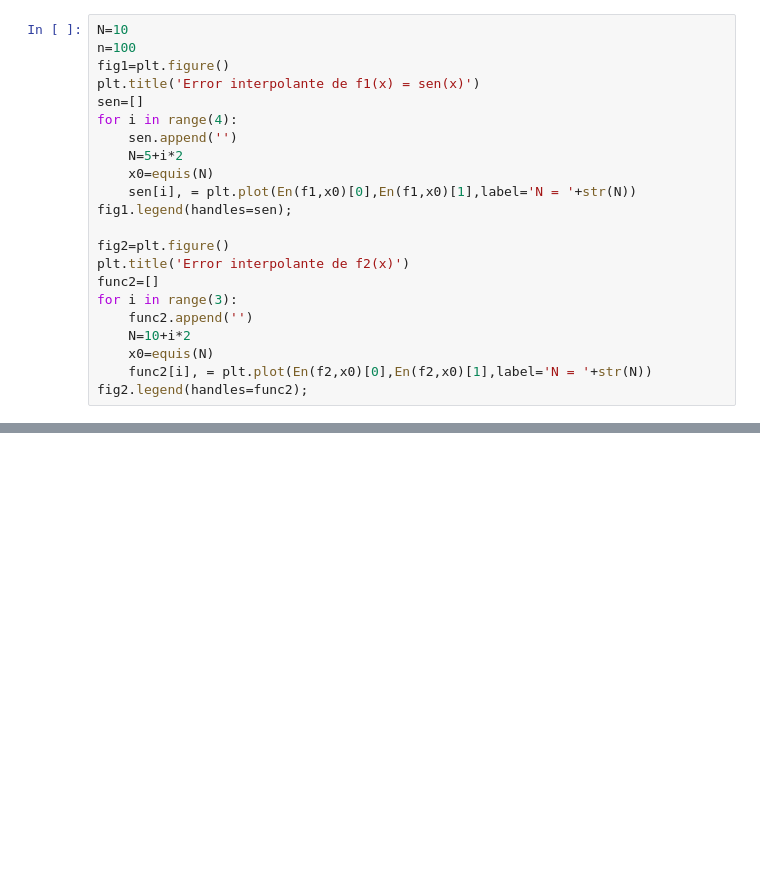
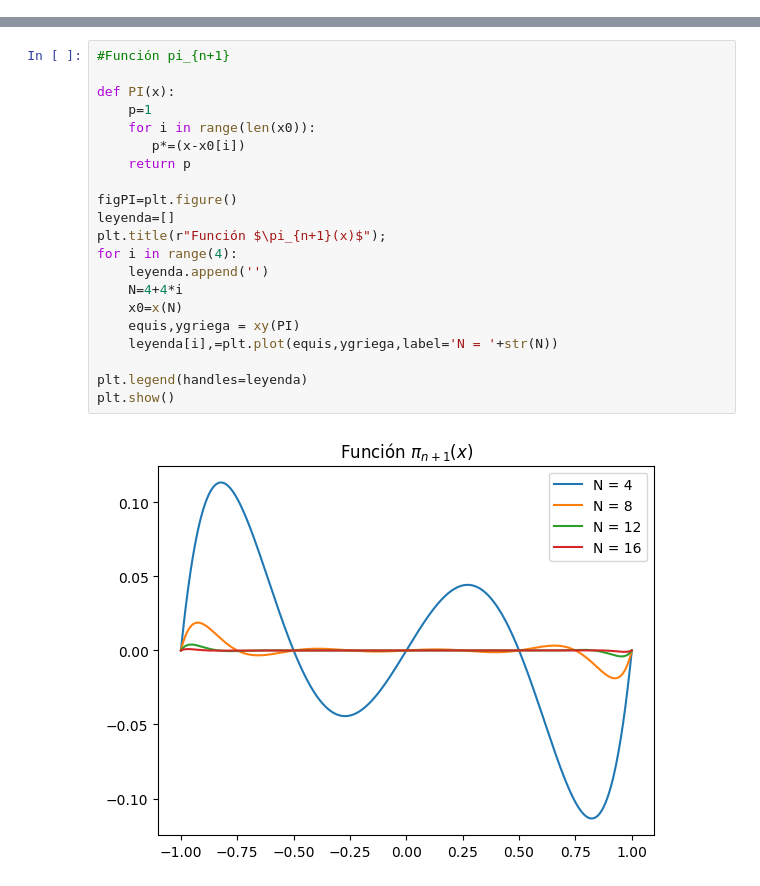
Before and after one commit to RistoRisoto/Calculo-Numerico, a Jupyter notebook: Hito1.ipynb, the cells around one changed output, grey strips where cells are left out. Saved outputs shown, nothing was run; the diff lists cells and outputs as text; blank space fills up the shorter version.

```diff
--- a/Hito1.ipynb
+++ b/Hito1.ipynb
@@ -99,22 +0,0 @@ plt.title('N = '+str(N));
-# %%
-N=10
-n=100
-fig1=plt.figure()
-plt.title('Error interpolante de f1(x) = sen(x)')
-sen=[]
-for i in range(4):
-    sen.append('')
-    N=5+i*2
-    x0=equis(N)
-    sen[i], = plt.plot(En(f1,x0)[0],En(f1,x0)[1],label='N = '+str(N))
-fig1.legend(handles=sen);
-
-fig2=plt.figure()
-plt.title('Error interpolante de f2(x)')
-func2=[]
-for i in range(3):
-    func2.append('')
-    N=10+i*2
-    x0=equis(N)
-    func2[i], = plt.plot(En(f2,x0)[0],En(f2,x0)[1],label='N = '+str(N))
-fig2.legend(handles=func2);
@@ -123,0 +133,23 @@ fig2.legend(handles=func2);
+# %%
+#Función pi_{n+1}
+
+def PI(x):
+    p=1
+    for i in range(len(x0)):
+       p*=(x-x0[i])
+    return p
+
+figPI=plt.figure()
+leyenda=[]
+plt.title(r"Función $\pi_{n+1}(x)$");
+for i in range(4):
+    leyenda.append('')
+    N=4+4*i
+    x0=x(N)
+    equis,ygriega = xy(PI)
+    leyenda[i],=plt.plot(equis,ygriega,label='N = '+str(N))
+
+plt.legend(handles=leyenda)
+plt.show()
+# %% [output]
+[figure, added]
```
Also changed, not shown: parts of 6 cells of this notebook.
